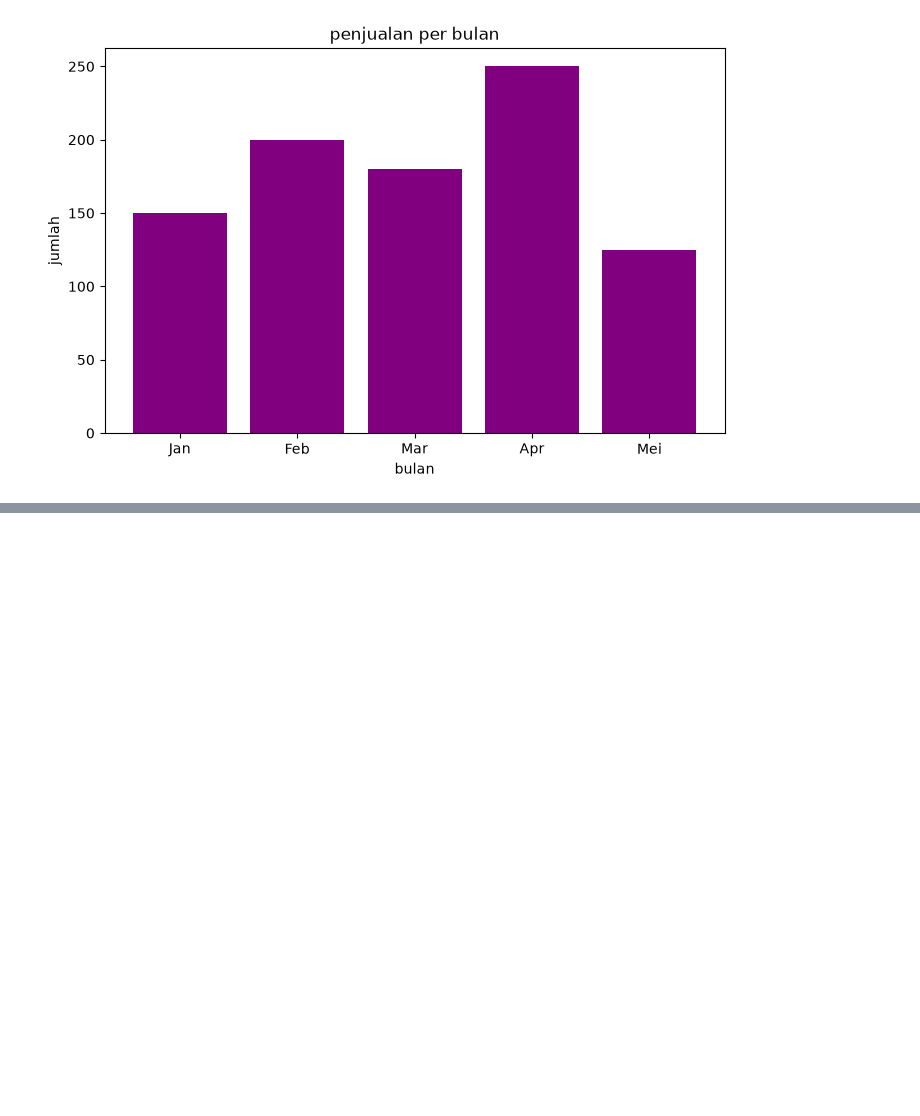
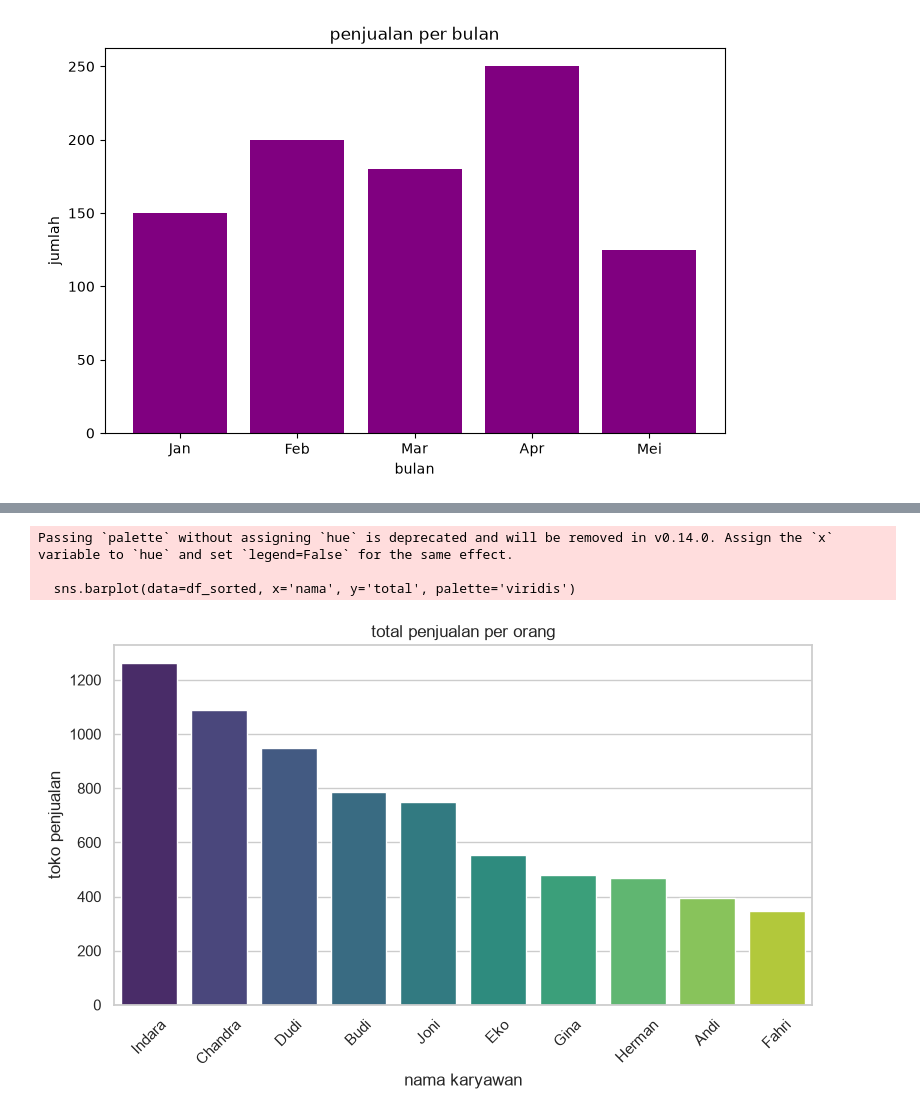
Before and after one commit to icacanilzaa-wq/Tugas-PDS, a Jupyter notebook: Visualisasi.ipynb, the cells around one changed output, grey strips where cells are left out. Cells and saved outputs as stored; diff of their text form; code cells hidden in the pictures; blank space fills up the shorter version.

```diff
--- a/Visualisasi.ipynb
+++ b/Visualisasi.ipynb
@@ -88,0 +111,9 @@ plt.show()
+# %%
+import pandas as pd
+
+
+url = "https://raw.githubusercontent.com/Alam-A99/Pandas_Latih/10ebb3af000e930a44989075733f495d5c2f4be5/penjualan.csv"
+
+# Masukkan open_url() ke dalam read_csv
+df = pd.read_csv(url)
+df
@@ -88,0 +132,26 @@ plt.show()
+# %%
+#tambahkan kolom total untuk memudahkan beberapa grafik
+df['total'] = df.select_dtypes(include='number').sum(axis=1)
+
+#atur style seaborn agar lebih rapi
+sns.set_theme(style="whitegrid")
+
+#bar chat
+plt.figure(figsize=(8, 5)) #ukuran kompak (lebar 8, tinggi 5)
+
+#urutkan data dari total tertinggi
+df_sorted = df.sort_values('total', ascending=False)
+
+sns.barplot(data=df_sorted, x='nama', y='total', palette='viridis')
+
+plt.title('total penjualan per orang', fontsize=12)
+plt.xlabel('nama karyawan')
+plt.ylabel('toko penjualan')
+plt.xticks(rotation=45) #miringkan label agar tidak tumpang tindih
+plt.tight_layout()
+plt.show()
+# %% [output]
+Passing `palette` without assigning `hue` is deprecated and will be removed in v0.14.0. Assign the `x` variable to `hue` and set `legend=False` for the same effect.
+
+  sns.barplot(data=df_sorted, x='nama', y='total', palette='viridis')
+[figure, added]
```
Also changed, not shown: parts of 4 cells of this notebook.
